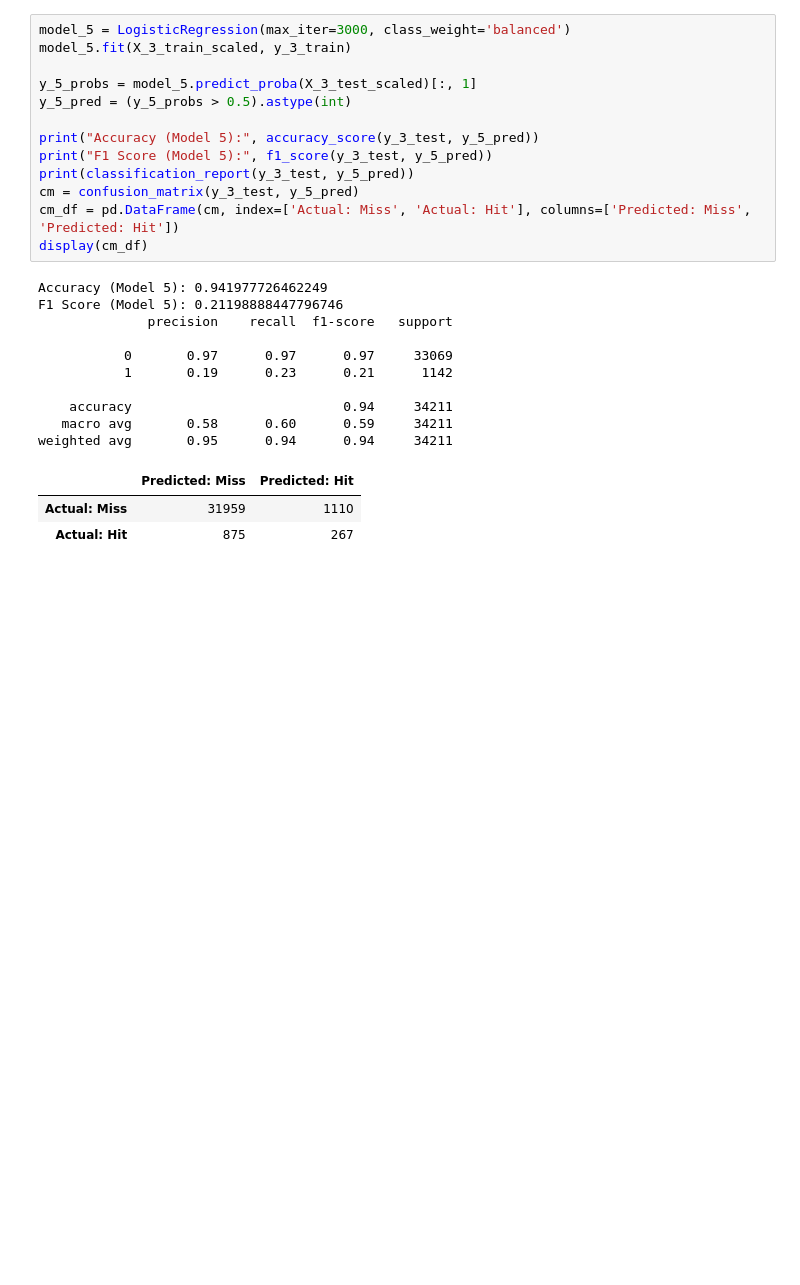
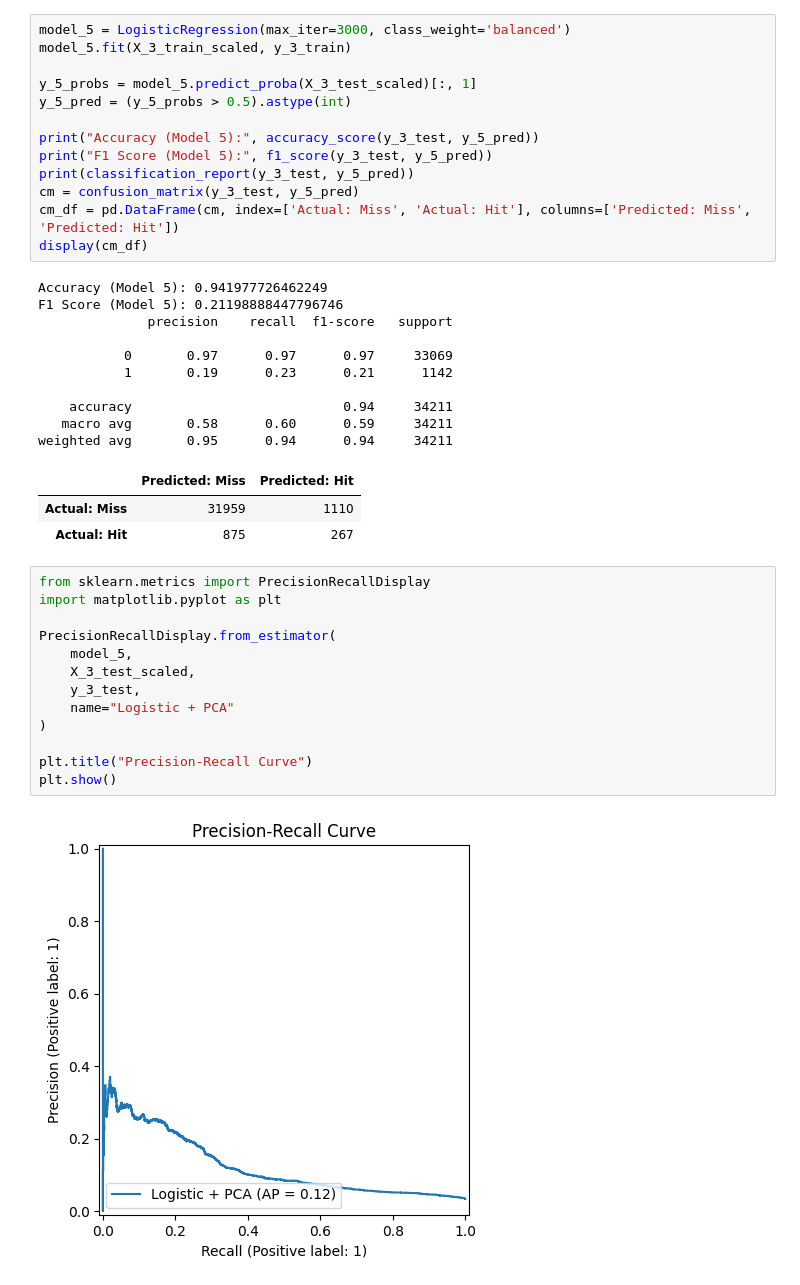
Before and after one commit to JayMCook/Video-Game-Sales-Analysis, a Jupyter notebook: notebooks/02-baseline-model.ipynb, the cells around one changed output. Drawn from its saved outputs; the diff is of its cells as text; blank space fills up the shorter version.

Commit message:
Added PRC to Baseline Model

```diff
--- a/notebooks/02-baseline-model.ipynb
+++ b/notebooks/02-baseline-model.ipynb
@@ -297,3 +297,18 @@ weighted avg       0.95      0.94      0.94     34211
 |  | Predicted: Miss | Predicted: Hit |
 | Actual: Miss | 31959 | 1110 |
 | Actual: Hit | 875 | 267 |
+# %%
+from sklearn.metrics import PrecisionRecallDisplay
+import matplotlib.pyplot as plt
+
+PrecisionRecallDisplay.from_estimator(
+    model_5,
+    X_3_test_scaled,
+    y_3_test,
+    name="Logistic + PCA"
+)
+
+plt.title("Precision-Recall Curve")
+plt.show()
+# %% [output]
+[figure, added]
```
